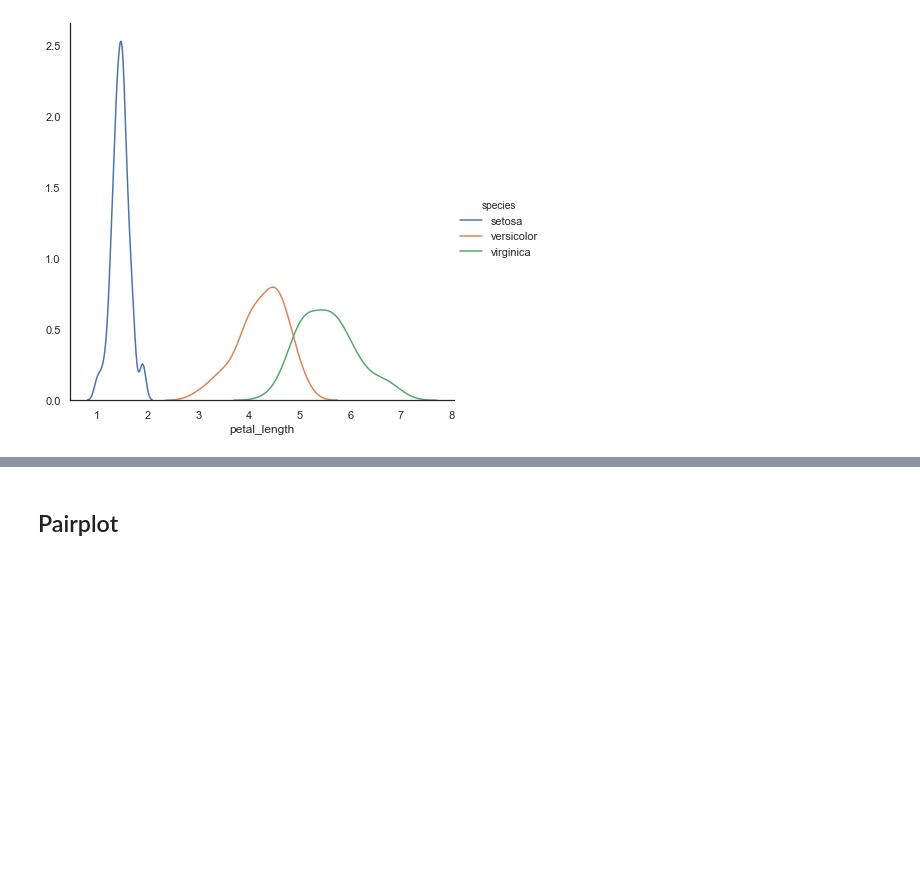
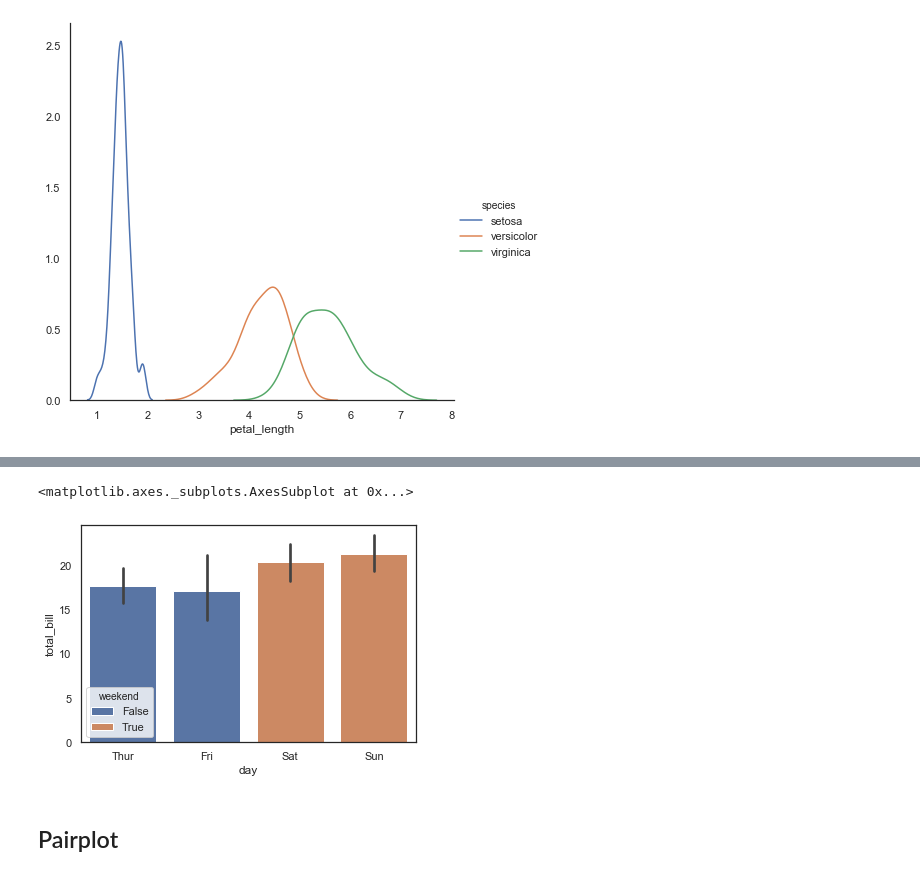
Before and after one commit to starnlm/Python-Practice, a Jupyter notebook: Visualization.ipynb, the cells around one changed output, grey strips where cells are left out. Saved outputs shown, nothing was run; the diff lists cells and outputs as text; code cells hidden in the pictures; blank space fills up the shorter version.

```diff
--- a/Visualization.ipynb
+++ b/Visualization.ipynb
@@ -139,3 +148,12 @@ sns.FacetGrid(data = iris, hue = 'species', size =6) \
+# %%
+tips["weekend"] = tips["day"].isin(["Sat", "Sun"])
+# tips['weekend'] =  tips['day'].apply(lambda x: True if x in ('Sat', 'Sun') else False)
+# %%
+sns.barplot(x="day", y="total_bill", hue="weekend",
+                 data=tips, dodge=False)
+# %% [output]
+<matplotlib.axes._subplots.AxesSubplot at 0x...>
+[figure, added]
 # %% [markdown]
 ## Pairplot
 # %%
```
Also changed, not shown: parts of 4 cells of this notebook.
